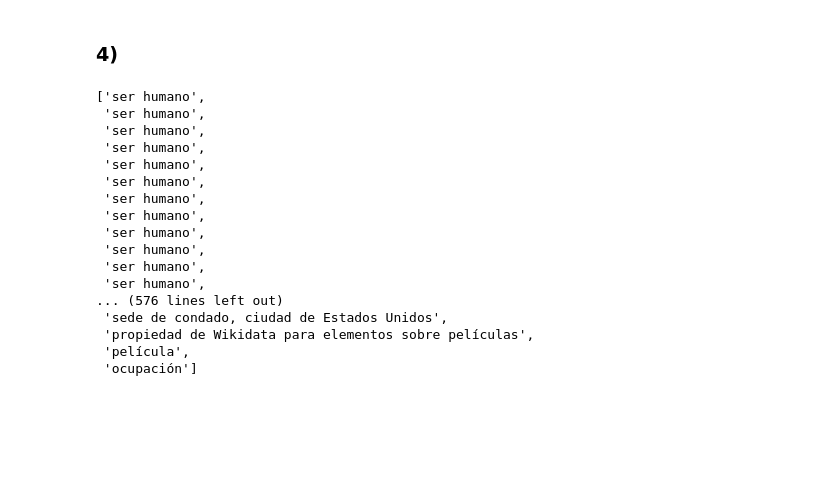
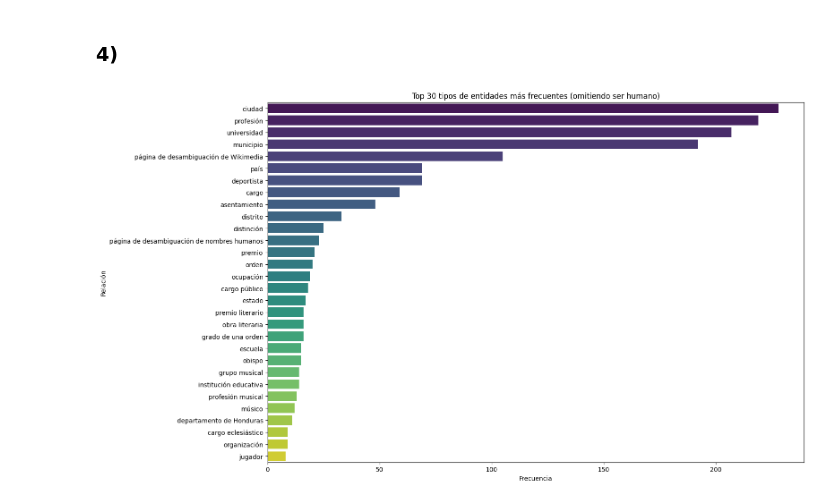
Before and after one commit to JuanHernandez-uc/Proyecto-IA-Gen, a Jupyter notebook: Analisis de datos/analisis_exploratorio.ipynb, the cells around one changed output. Saved outputs shown, nothing was run; the diff lists cells and outputs as text; code cells hidden in the pictures; blank space fills up the shorter version.

Commit message:
análisis de tipo de entidades

```diff
--- a/Analisis de datos/analisis_exploratorio.ipynb
+++ b/Analisis de datos/analisis_exploratorio.ipynb
@@ -98,7 +98,8 @@ relations_per_entity_hist_all()
 # %% [markdown]
 ### 4)
 # %%
-folder_entity_types = data_dir + "/" + "entity_types"
+folder_entity_types = os.path.join(data_dir, "entity_types_clean")
 files_entity_types = os.listdir(folder_entity_types)
 roots_entitity_type = [folder_entity_types + "/" + file for file in files_entity_types if file_name.endswith('.csv')]
-entity_types_dfs = {files_entity_types[i].split(".")[0]: pd.read_csv(roots_entitity_type[i], sep="\t") for i in range(len(roots_entitity_type))}
+entity_types_dfs = {files_entity_types[i].split(".")[0]: pd.read_csv(roots_entitity_type[i]) for i in range(len(roots_entitity_type))}
+big_entity_types_df = pd.concat(entity_types_dfs.values(), ignore_index=True)
@@ -108,20 +106,37 @@ instancia_list = list(usa.instancia_de)
-# %%
-instancia_list
-# %% [output]
-['ser humano',
- 'ser humano',
- 'ser humano',
- 'ser humano',
- 'ser humano',
- 'ser humano',
- 'ser humano',
- 'ser humano',
- 'ser humano',
- 'ser humano',
- 'ser humano',
- 'ser humano',
-... (576 lines left out)
- 'sede de condado, ciudad de Estados Unidos',
- 'propiedad de Wikidata para elementos sobre películas',
- 'película',
- 'ocupación']
+# %%
+filtered_entity_types_df = big_entity_types_df.loc[big_entity_types_df['tipo_entidad'].notnull()].copy()
+
+filtered_entity_types_df.loc[:, 'tipo_entidad'] = filtered_entity_types_df['tipo_entidad'].apply(
+    lambda x: 'municipio' if str(x).lower().startswith('municipio de') else x
+)
+filtered_entity_types_df.loc[:, 'tipo_entidad'] = filtered_entity_types_df['tipo_entidad'].apply(
+    lambda x: 'distrito' if str(x).lower().startswith('distrito de') else x
+)
+filtered_entity_types_df.loc[:, 'tipo_entidad'] = filtered_entity_types_df['tipo_entidad'].apply(
+    lambda x: 'estado' if str(x).lower().startswith('estado de') else x
+)
+
+filtered_entity_types_df.loc[:, 'tipo_entidad'] = filtered_entity_types_df['tipo_entidad'].apply(
+    lambda x: 'ser humano' if str(x).lower().startswith('página de desambiguación de nombres humanos') else x
+)
+# %%
+relation_counts = filtered_entity_types_df['tipo_entidad'].value_counts().reset_index()
+relation_counts = relation_counts[relation_counts['tipo_entidad'] != "ser humano"]
+
+top_n = 30
+plt.figure(figsize=(16, 9))
+sns.barplot(
+    data=relation_counts.head(top_n),
+    y='tipo_entidad',
+    x='count',
+    hue='tipo_entidad',
+    palette='viridis',
+    legend=False
+)
+plt.xlabel('Frecuencia')
+plt.ylabel('Relación')
+plt.title(f'Top {top_n} tipos de entidades más frecuentes (omitiendo ser humano)')
+plt.tight_layout()
+plt.show()
+# %% [output]
+[figure, added]
```
Also changed, not shown: parts of 2 cells of this notebook.
